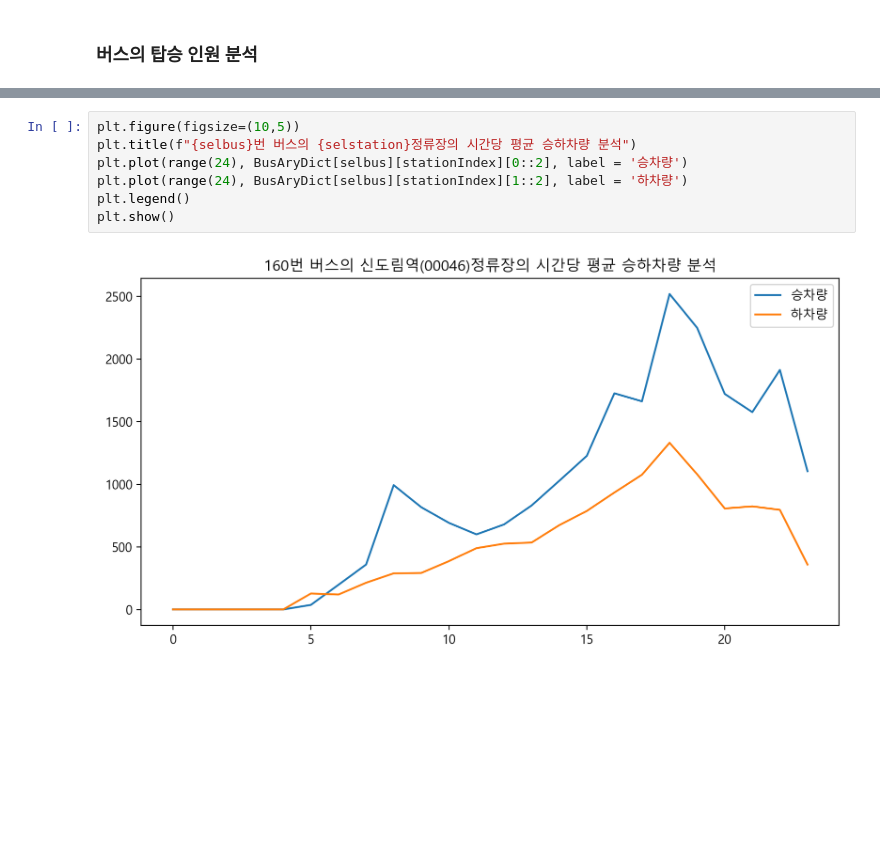
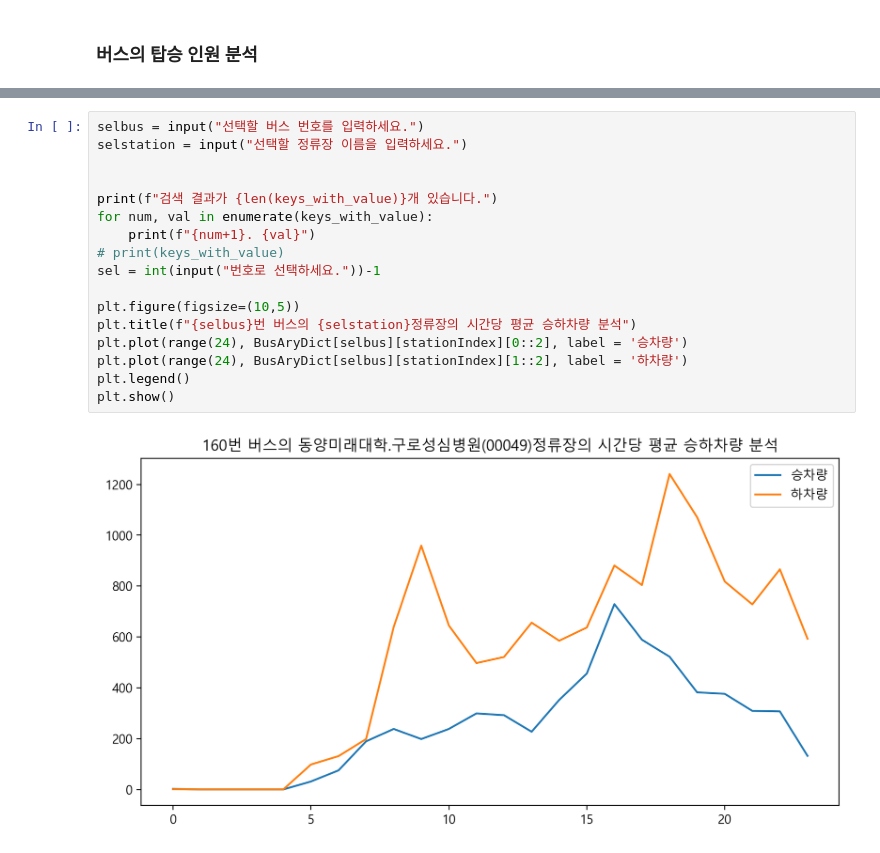
Before and after one commit to yesung05/24-DA-TeamWork, a Jupyter notebook: DA_main.ipynb, the cells around one changed output, grey strips where cells are left out. Saved outputs shown, nothing was run; the diff lists cells and outputs as text; blank space fills up the shorter version.

```diff
--- a/DA_main.ipynb
+++ b/DA_main.ipynb
@@ -291,9 +289,19 @@ plt.show()
 # %%
+selbus = input("선택할 버스 번호를 입력하세요.")
+selstation = input("선택할 정류장 이름을 입력하세요.")
+
+
+print(f"검색 결과가 {len(keys_with_value)}개 있습니다.")
+for num, val in enumerate(keys_with_value):
+    print(f"{num+1}. {val}")
+# print(keys_with_value)
+sel = int(input("번호로 선택하세요."))-1
+
 plt.figure(figsize=(10,5))
 plt.title(f"{selbus}번 버스의 {selstation}정류장의 시간당 평균 승하차량 분석")
 plt.plot(range(24), BusAryDict[selbus][stationIndex][0::2], label = '승차량')
 plt.plot(range(24), BusAryDict[selbus][stationIndex][1::2], label = '하차량')
 plt.legend()
 plt.show()
 # %% [output]
-[figure, old version]
+[figure, new version]
```
Also changed, not shown: parts of 2 cells of this notebook.
